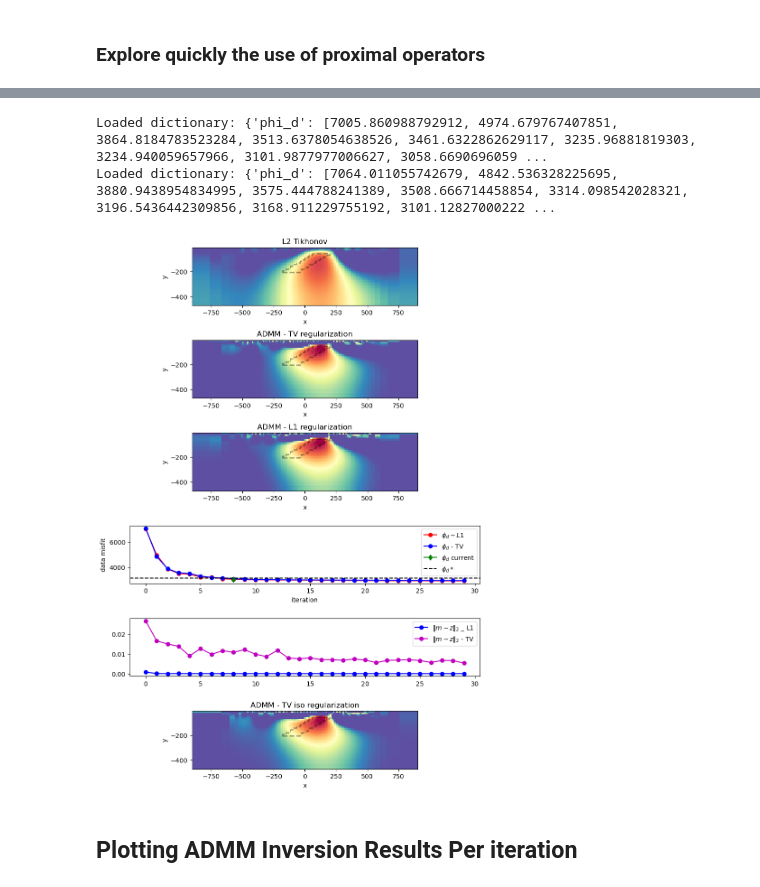
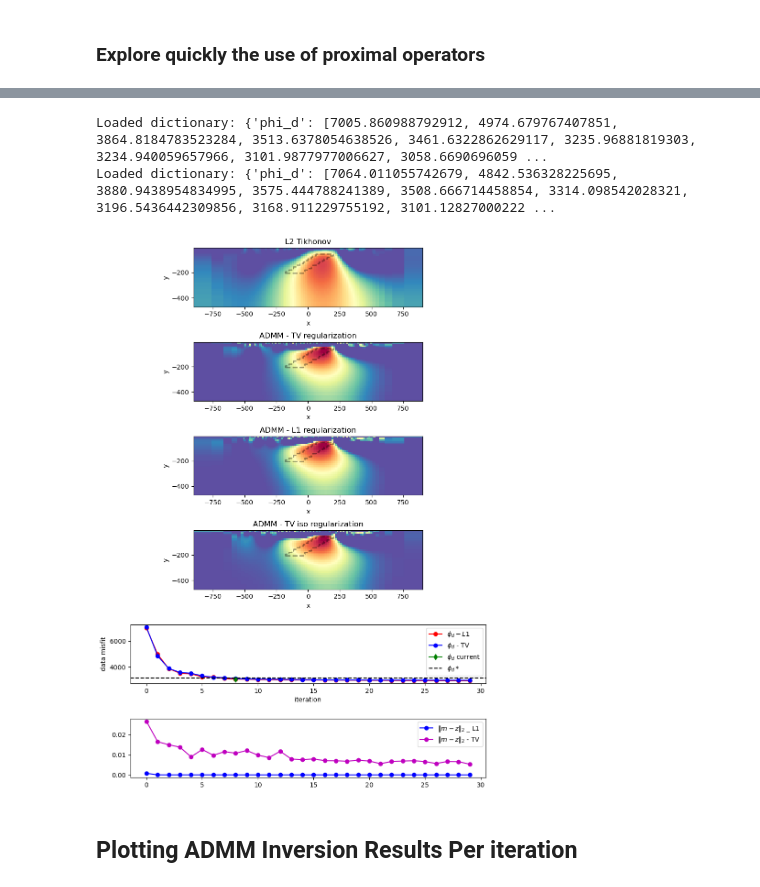
Before and after one commit to JKutt/transformers_segmentation, a Jupyter notebook: geological_segmentation/06-admm_results.ipynb, the cells around one changed output, grey strips where cells are left out. Cells and saved outputs as stored; diff of their text form; code cells hidden in the pictures.

Commit message:
added more text on admm-segmentation-inversion

```diff
--- a/geological_segmentation/06-admm_results.ipynb
+++ b/geological_segmentation/06-admm_results.ipynb
@@ -442,7 +474,7 @@ plt.tight_layout()
 import json
 
 # Load dictionary from a JSON file
-with open('admm_iter/phi_d.json', 'r') as file:
+with open('admm_iter_tviso/phi_d.json', 'r') as file:
     loaded_data = json.load(file)
 
 print("Loaded dictionary:", loaded_data)
@@ -459,7 +491,7 @@ contraint_tv = loaded_data['norm_residual']
 
 ii = 8
 m = np.load(f'admm_iter_tv_1e-3/model_{ii}.npy')
-mtviso = np.load(f'admm_iter/model_{ii}.npy')
+mtviso = np.load(f'admm_iter_tviso/model_{ii}.npy')
 z = np.load(f'admm_iter/z_variabe_{ii}.npy')
 
 m2 = np.load(f'iterations_l2_practical/model_{14}.npy')
@@ -471,15 +503,15 @@ meshCore.plot_image(1/ np.exp(m2), ax=ax[0], pcolor_opts={'cmap':'Spectral'}, cl
 meshCore.plot_image(1/ np.exp(m), ax=ax[1], pcolor_opts={'cmap':'Spectral'}, clim=[10, 500])
 # meshCore.plot_image(m - m1, ax=ax[1], pcolor_opts={'cmap':'Spectral'})
 meshCore.plot_image(1/ np.exp(m1), ax=ax[2], pcolor_opts={'cmap':'Spectral'}, clim=[10, 500])
-meshCore.plot_image(1/ np.exp(mtviso), ax=ax[5], pcolor_opts={'cmap':'Spectral'}, clim=[10, 500])
+meshCore.plot_image(1/ np.exp(mtviso), ax=ax[3], pcolor_opts={'cmap':'Spectral'}, clim=[10, 500])
 ax[0].axis('equal')
 ax[1].axis('equal')
 ax[2].axis('equal')
-ax[5].axis('equal')
+ax[3].axis('equal')
 ax[0].set_title('L2 Tikhonov')
 ax[1].set_title('ADMM - TV regularization')
 ax[2].set_title('ADMM - L1 regularization')
-ax[5].set_title('ADMM - TV iso regularization')
+ax[3].set_title('ADMM - TV iso regularization')
 # ax[2].hist(m - z, 100)
 # ax[2].set_title('contraint (m - z = 0)')
 # ax[2].hist(1/ np.exp(m), 100, label='z', alpha=0.4)
@@ -512,44 +544,44 @@ utils.plot2Ddata(
 utils.plot2Ddata(
 
     meshCore.gridCC,mtrue[actcore],nx=500,ny=500,
     contourOpts={'alpha':0},
     #clim=[0,5],
     ax=ax[2],
     level=True,
     ncontour=2,
     levelOpts={'colors':'k','linewidths':2,'linestyles':'--', 'alpha':0.2},
     method='nearest'
 
 )
 utils.plot2Ddata(
 
     meshCore.gridCC,mtrue[actcore],nx=500,ny=500,
     contourOpts={'alpha':0},
     #clim=[0,5],
-    ax=ax[5],
+    ax=ax[3],
     level=True,
     ncontour=2,
     levelOpts={'colors':'k','linewidths':2,'linestyles':'--', 'alpha':0.2},
     method='nearest'
 
 )
-ax[3].plot(phi_d, '-or', label=r'$\phi_d - L1$')
-ax[3].plot(phi_d_tv, '-ob', label=r'$\phi_d$ - TV')
-ax[3].plot(ii, phi_d[ii], '-dg', label=r'$\phi_d$ current')
-ax[4].plot(contraint, '-ob', label=r'$\|m-z\|_2$ _ L1')
-ax[4].plot(contraint_tv, '-om', label=r'$\|m-z\|_2$ - TV')
-ax[3].axhline(dc_data.dobs.shape[0], color='k', linestyle='--', label=r'$\phi_d*$')
+ax[4].plot(phi_d, '-or', label=r'$\phi_d - L1$')
+ax[4].plot(phi_d_tv, '-ob', label=r'$\phi_d$ - TV')
+ax[4].plot(ii, phi_d[ii], '-dg', label=r'$\phi_d$ current')
+ax[5].plot(contraint, '-ob', label=r'$\|m-z\|_2$ _ L1')
+ax[5].plot(contraint_tv, '-om', label=r'$\|m-z\|_2$ - TV')
+ax[4].axhline(dc_data.dobs.shape[0], color='k', linestyle='--', label=r'$\phi_d*$')
 # ax[2].set_ylim([0, 3000])
-ax[3].legend()
 ax[4].legend()
-ax[3].set_xlabel('iteration')
-ax[3].set_ylabel('data misfit')
+ax[5].legend()
+ax[4].set_xlabel('iteration')
+ax[4].set_ylabel('data misfit')
 plt.subplots_adjust(hspace=0.6, wspace=0.5)
 plt.show()
 # %% [output]
 Loaded dictionary: {'phi_d': [7005.860988792912, 4974.679767407851, 3864.8184783523284, 3513.6378054638526, 3461.6322862629117, 3235.96881819303, 3234.940059657966, 3101.9877977006627, 3058.6690696059 ...
 Loaded dictionary: {'phi_d': [7064.011055742679, 4842.536328225695, 3880.9438954834995, 3575.444788241389, 3508.666714458854, 3314.098542028321, 3196.5436442309856, 3168.911229755192, 3101.12827000222 ...
-[figure, old version]
+[figure, new version]
 # %% [markdown]
 ## Plotting ADMM Inversion Results Per iteration
 # %%
```
Also changed, not shown: parts of 5 cells of this notebook.
